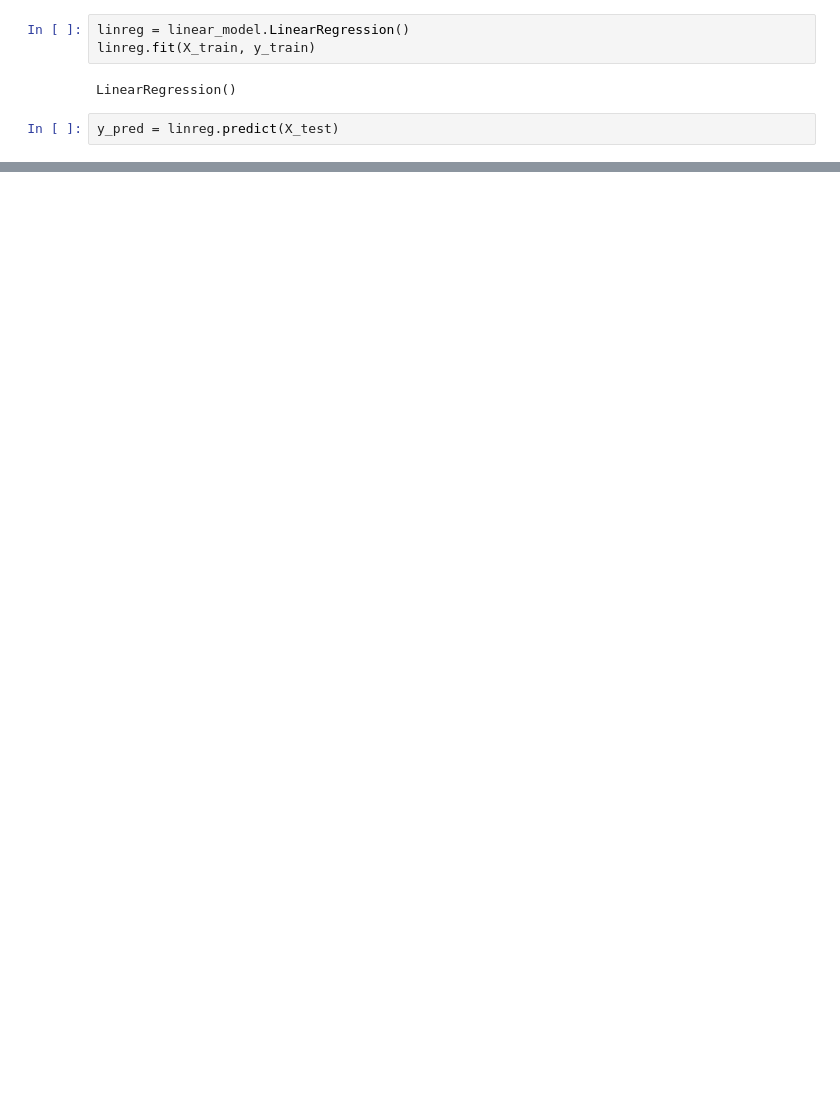
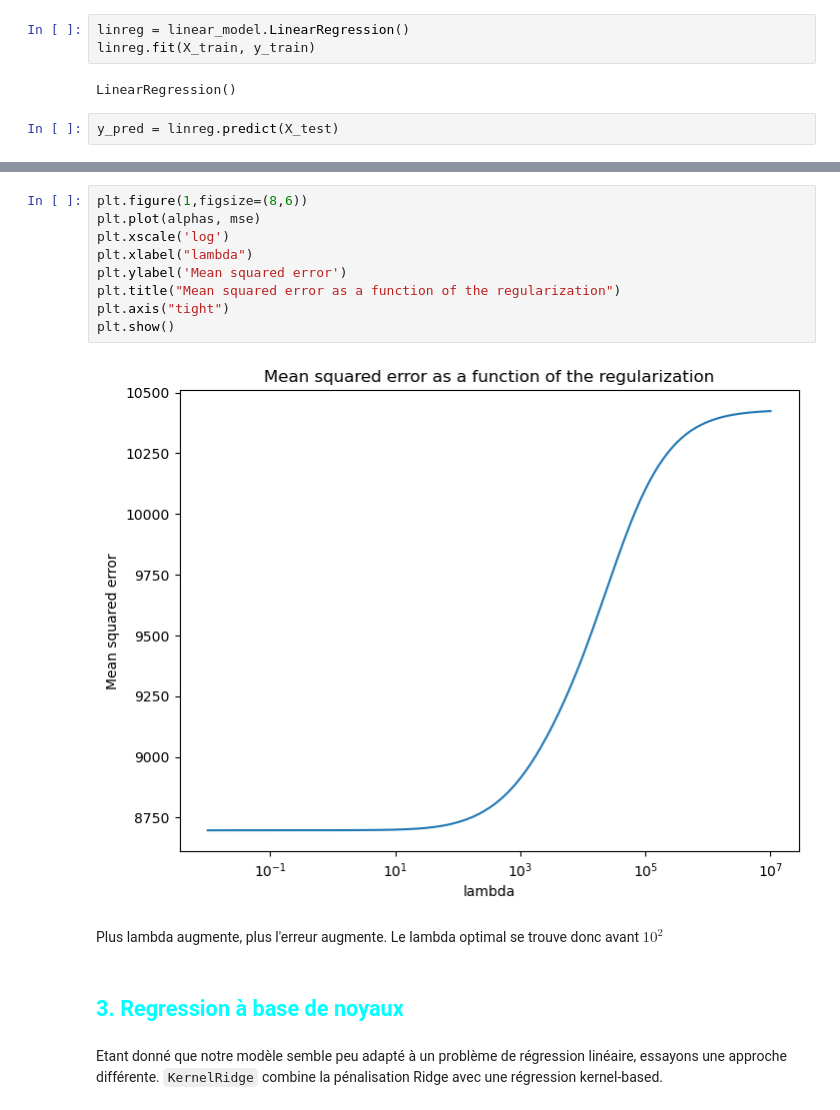
Before and after one commit to YasmineParent/Statistical-learning-project, a Jupyter notebook: Projet.ipynb, the cells around one changed output, grey strips where cells are left out. Drawn from its saved outputs; the diff is of its cells as text; blank space fills up the shorter version.

```diff
--- a/Projet.ipynb
+++ b/Projet.ipynb
@@ -218,0 +238,17 @@ Best score = 0.16093467415325052
+# %%
+plt.figure(1,figsize=(8,6))
+plt.plot(alphas, mse)
+plt.xscale('log')
+plt.xlabel("lambda")
+plt.ylabel('Mean squared error')
+plt.title("Mean squared error as a function of the regularization")
+plt.axis("tight")
+plt.show()
+# %% [output]
+[figure, added]
+# %% [markdown]
+Plus lambda augmente, plus l'erreur augmente. Le lambda optimal se trouve donc avant $10^2$
+# %% [markdown]
+## <font color=cyan> 3. Regression à base de noyaux </font>
+# %% [markdown]
+Etant donné que notre modèle semble peu adapté à un problème de régression linéaire, essayons une approche différente. ``KernelRidge`` combine la pénalisation Ridge avec une régression kernel-based.
```
Also changed, not shown: parts of 49 cells of this notebook.
